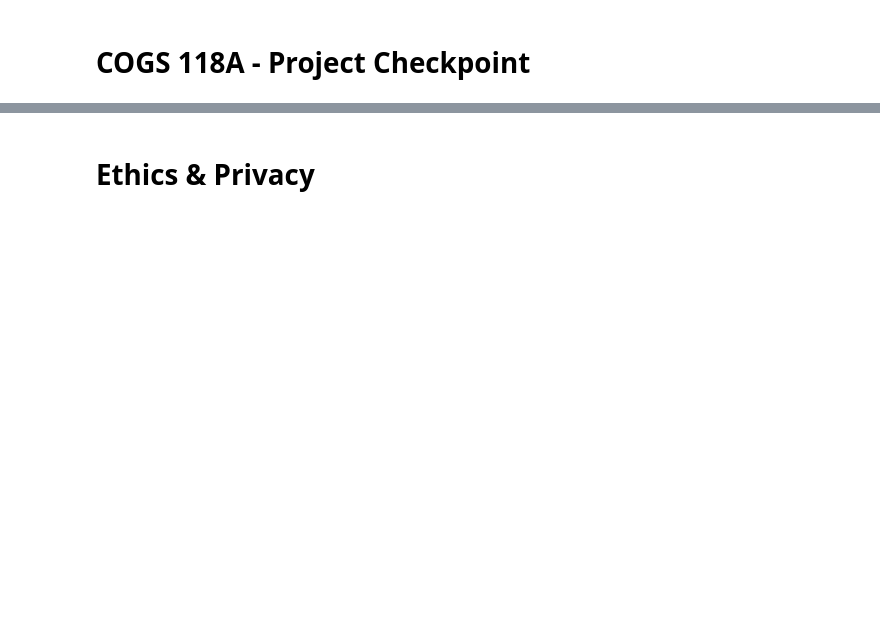
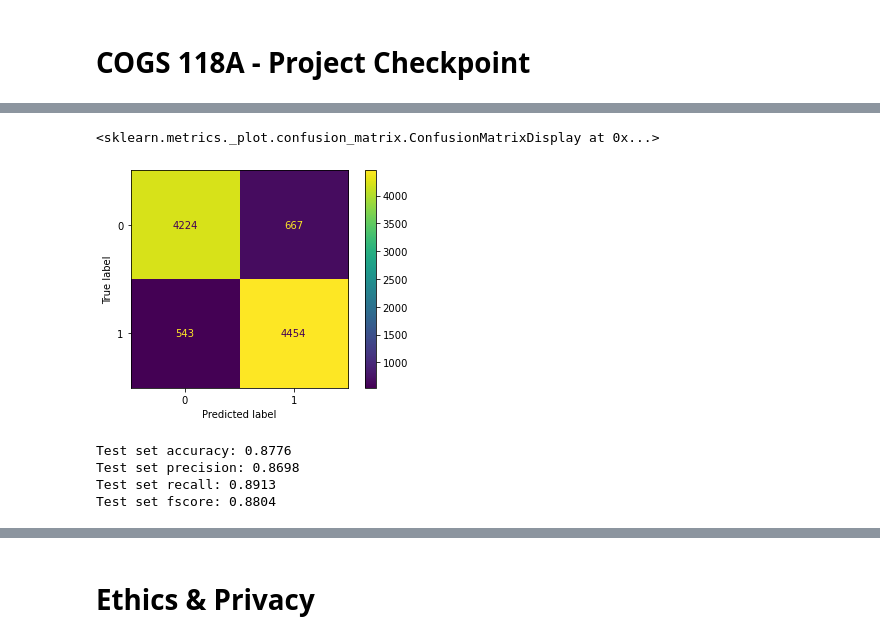
Before and after one commit to COGS118A/Group012-Wi23, a Jupyter notebook: CheckpointGroup012-Wi23.ipynb, the cells around one changed output, grey strips where cells are left out. Drawn from its saved outputs; the diff is of its cells as text; code cells hidden in the pictures; blank space fills up the shorter version.

```diff
--- a/CheckpointGroup012-Wi23.ipynb
+++ b/CheckpointGroup012-Wi23.ipynb
@@ -69,0 +157,22 @@ Examples would include:
+# %%
+rand_forest = RandomForestClassifier()
+rand_forest.fit(X_train, y_train)
+y_forest_pred = rand_forest.predict(X_test)
+# %%
+cm = confusion_matrix(y_test, y_forest_pred)
+disp = ConfusionMatrixDisplay(cm);
+disp.plot()
+# %% [output]
+<sklearn.metrics._plot.confusion_matrix.ConfusionMatrixDisplay at 0x...>
+[figure, added]
+# %%
+print("Test set accuracy: {:.4f}".format(rand_forest.score(X_test, y_test)))
+precision, recall, fscore, _ = precision_recall_fscore_support(y_test, y_forest_pred, average='binary')
+print("Test set precision: {:.4f}".format(precision))
+print("Test set recall: {:.4f}".format(recall))
+print("Test set fscore: {:.4f}".format(fscore))
+# %% [output]
+Test set accuracy: 0.8776
+Test set precision: 0.8698
+Test set recall: 0.8913
+Test set fscore: 0.8804
```
Also changed, not shown: parts of 34 cells of this notebook.
